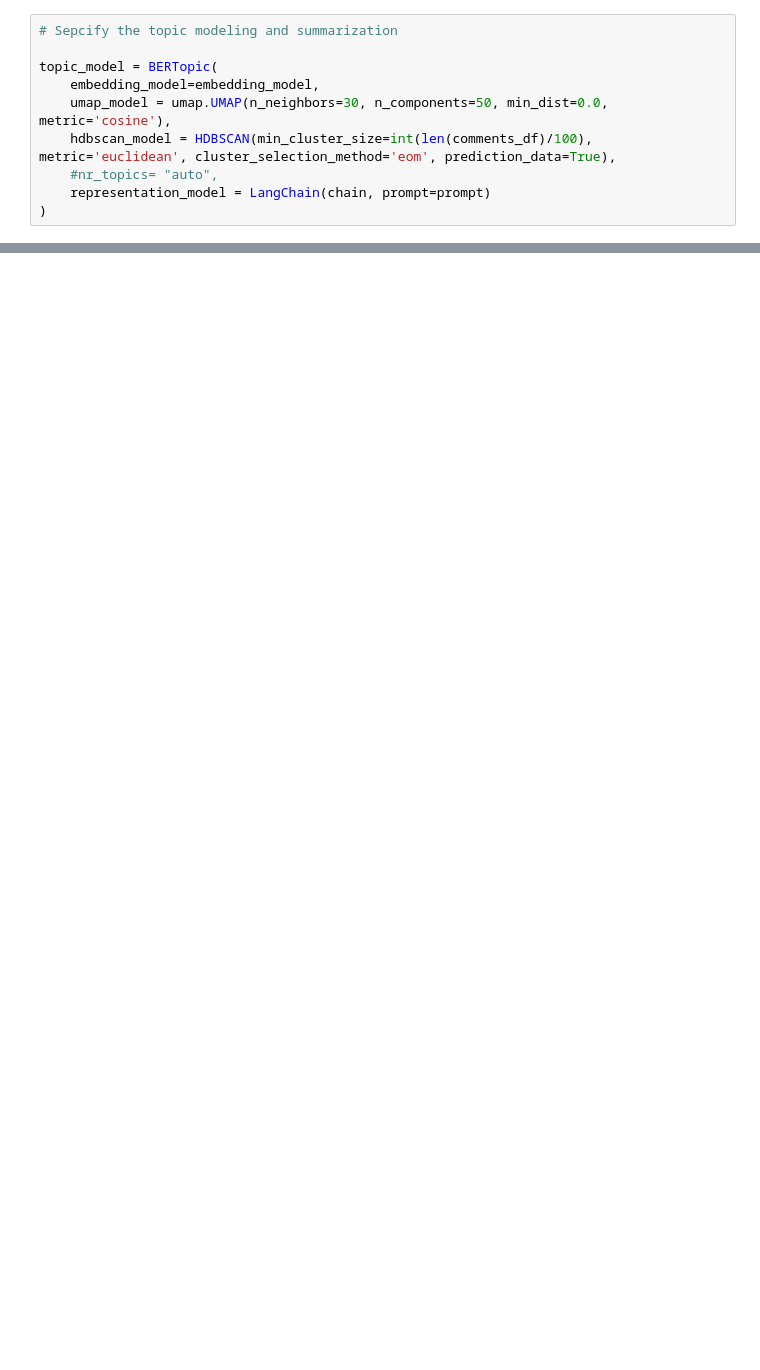
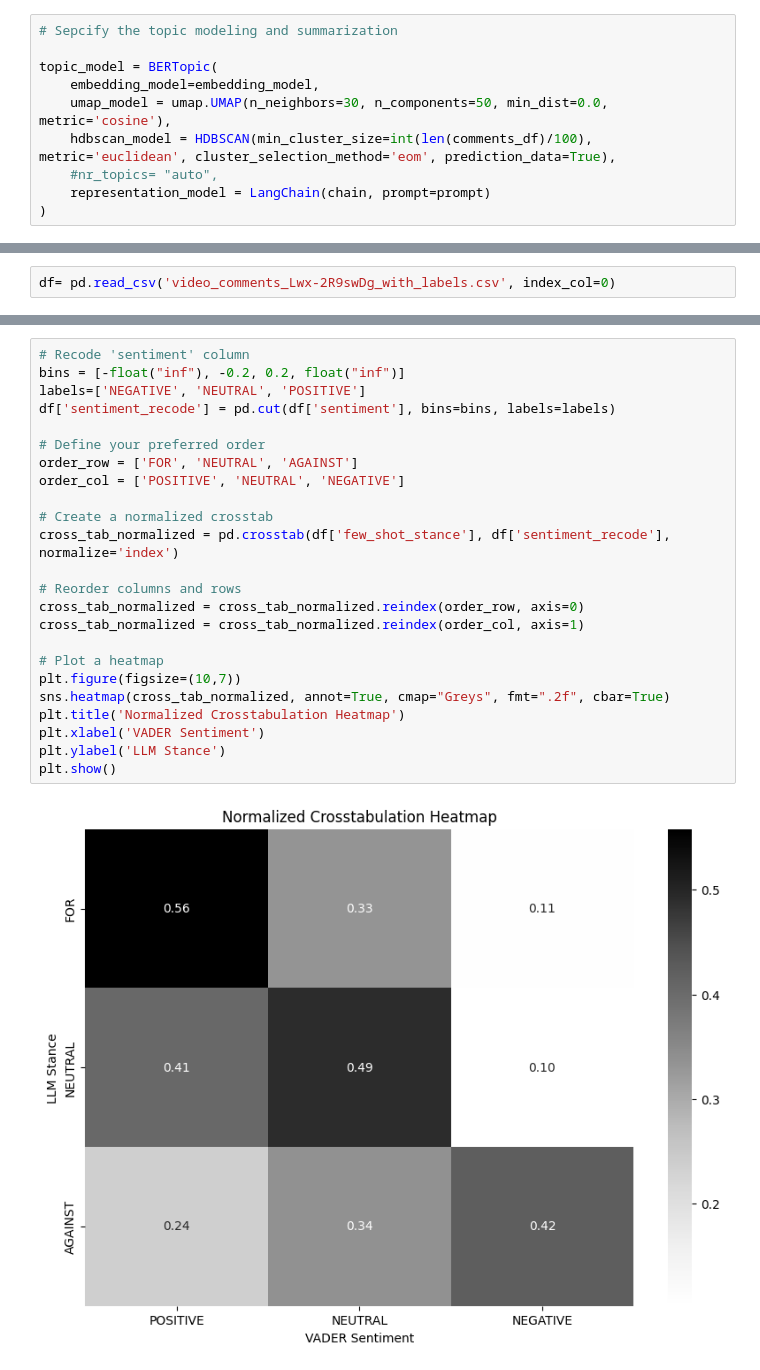
Before and after one commit to ijcruic/rapid-ml-prototyping, a Jupyter notebook: Text/12JUN23_MORSS_Text.ipynb, the cells around one changed output, grey strips where cells are left out. Drawn from its saved outputs; the diff is of its cells as text; blank space fills up the shorter version.

```diff
--- a/Text/12JUN23_MORSS_Text.ipynb
+++ b/Text/12JUN23_MORSS_Text.ipynb
@@ -909,0 +950,2 @@ for i in topic_model.get_topic_info()['Name']:
+# %%
+df= pd.read_csv('video_comments_Lwx-2R9swDg_with_labels.csv', index_col=0)
@@ -909,0 +968,26 @@ for i in topic_model.get_topic_info()['Name']:
+# %%
+# Recode 'sentiment' column
+bins = [-float("inf"), -0.2, 0.2, float("inf")]
+labels=['NEGATIVE', 'NEUTRAL', 'POSITIVE']
+df['sentiment_recode'] = pd.cut(df['sentiment'], bins=bins, labels=labels)
+
+# Define your preferred order
+order_row = ['FOR', 'NEUTRAL', 'AGAINST']
+order_col = ['POSITIVE', 'NEUTRAL', 'NEGATIVE']
+
+# Create a normalized crosstab
+cross_tab_normalized = pd.crosstab(df['few_shot_stance'], df['sentiment_recode'], normalize='index')
+
+# Reorder columns and rows
+cross_tab_normalized = cross_tab_normalized.reindex(order_row, axis=0)
+cross_tab_normalized = cross_tab_normalized.reindex(order_col, axis=1)
+
+# Plot a heatmap
+plt.figure(figsize=(10,7))
+sns.heatmap(cross_tab_normalized, annot=True, cmap="Greys", fmt=".2f", cbar=True)
+plt.title('Normalized Crosstabulation Heatmap')
+plt.xlabel('VADER Sentiment')
+plt.ylabel('LLM Stance')
+plt.show()
+# %% [output]
+[figure, added]
```
Also changed, not shown: parts of 31 cells of this notebook, 9 other files.
